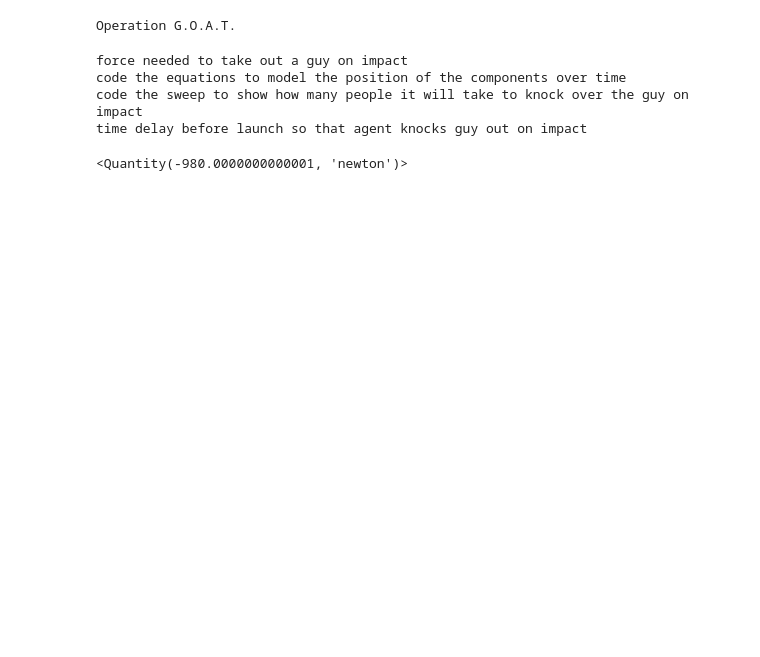
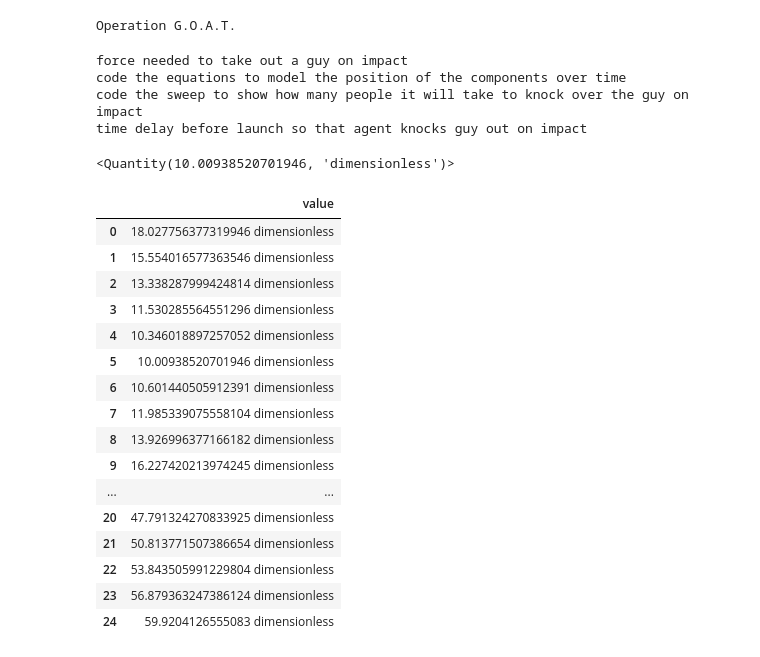
Before and after one commit to NOwolabi/Operation-G.O.A.T., a Jupyter notebook: Operation G.O.A.T..ipynb, the cells around one changed output. Drawn from its saved outputs; the diff is of its cells as text; code cells hidden in the pictures; blank space fills up the shorter version.

```diff
--- a/Operation G.O.A.T..ipynb
+++ b/Operation G.O.A.T..ipynb
@@ -55,7 +55,44 @@ condition = Condition(x = 0 * m,
                       duration = 5.1 * s)
 
 #not done with this cell
-# %%
-force_g(100)
-# %% [output]
-<Quantity(-980.0000000000001, 'newton')>
+# %%
+def distancedif (t):
+    yachtv=3.08667
+    x0=15
+    y=10
+
+    xdif=x0-yachtv*(t)
+    P=Vector(xdif,y)
+    dif=P.mag
+    return dif
+# %%
+distancedif(5)
+# %% [output]
+<Quantity(10.00938520701946, 'dimensionless')>
+# %%
+def targetmove(t):
+    tseries=TimeSeries()
+    for i in range (t):
+        tseries[i]=distancedif(i)
+    return tseries
+# %%
+x=targetmove(25)
+x
+# %% [output]
+|  | value |
+| 0 | 18.027756377319946 dimensionless |
+| 1 | 15.554016577363546 dimensionless |
+| 2 | 13.338287999424814 dimensionless |
+| 3 | 11.530285564551296 dimensionless |
+| 4 | 10.346018897257052 dimensionless |
+| 5 | 10.00938520701946 dimensionless |
+| 6 | 10.601440505912391 dimensionless |
+| 7 | 11.985339075558104 dimensionless |
+| 8 | 13.926996377166182 dimensionless |
+| 9 | 16.227420213974245 dimensionless |
+| ... | ... |
+| 20 | 47.791324270833925 dimensionless |
+| 21 | 50.813771507386654 dimensionless |
+| 22 | 53.843505991229804 dimensionless |
+| 23 | 56.879363247386124 dimensionless |
+| 24 | 59.9204126555083 dimensionless |
```
Also changed, not shown: parts of 9 cells of this notebook.
